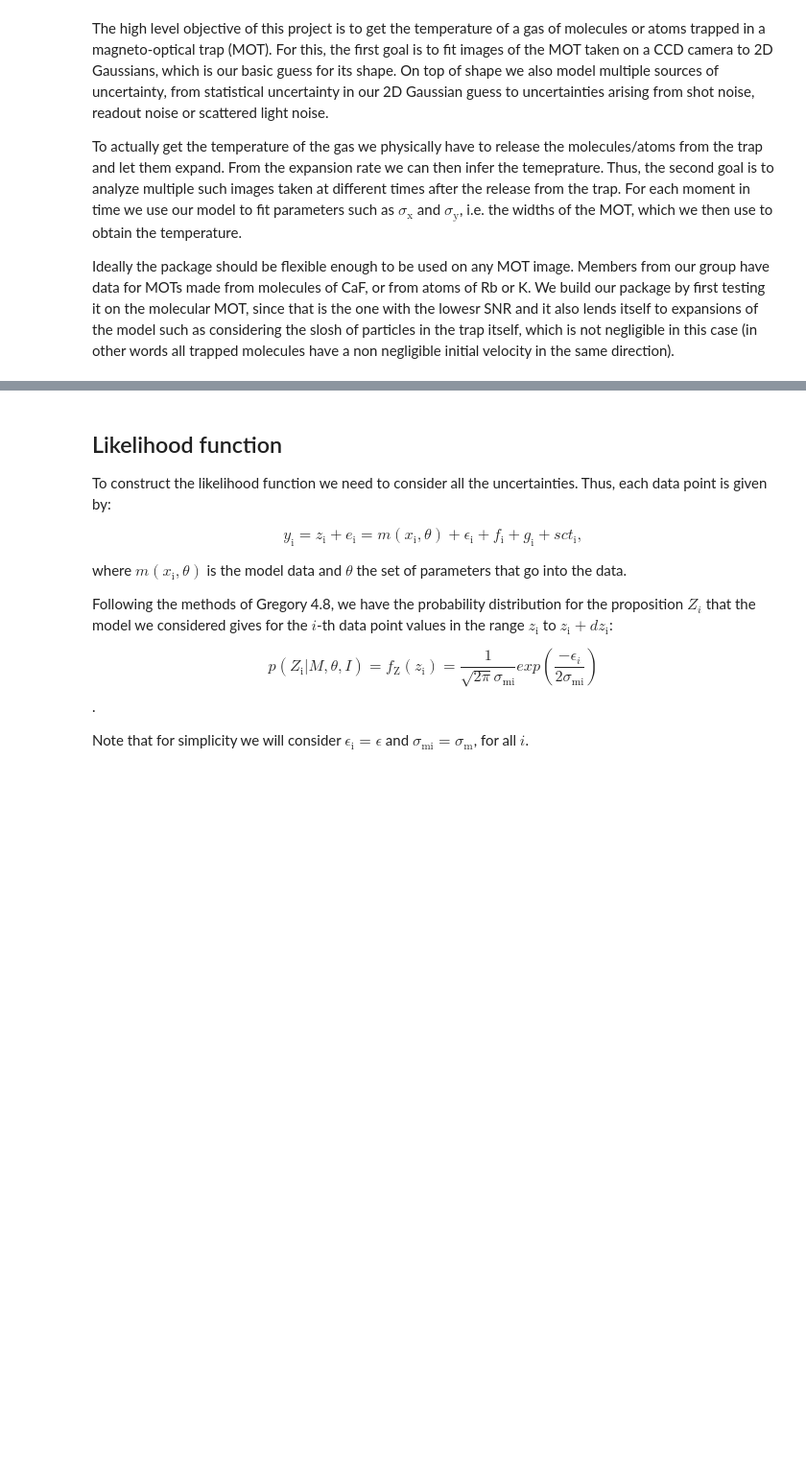
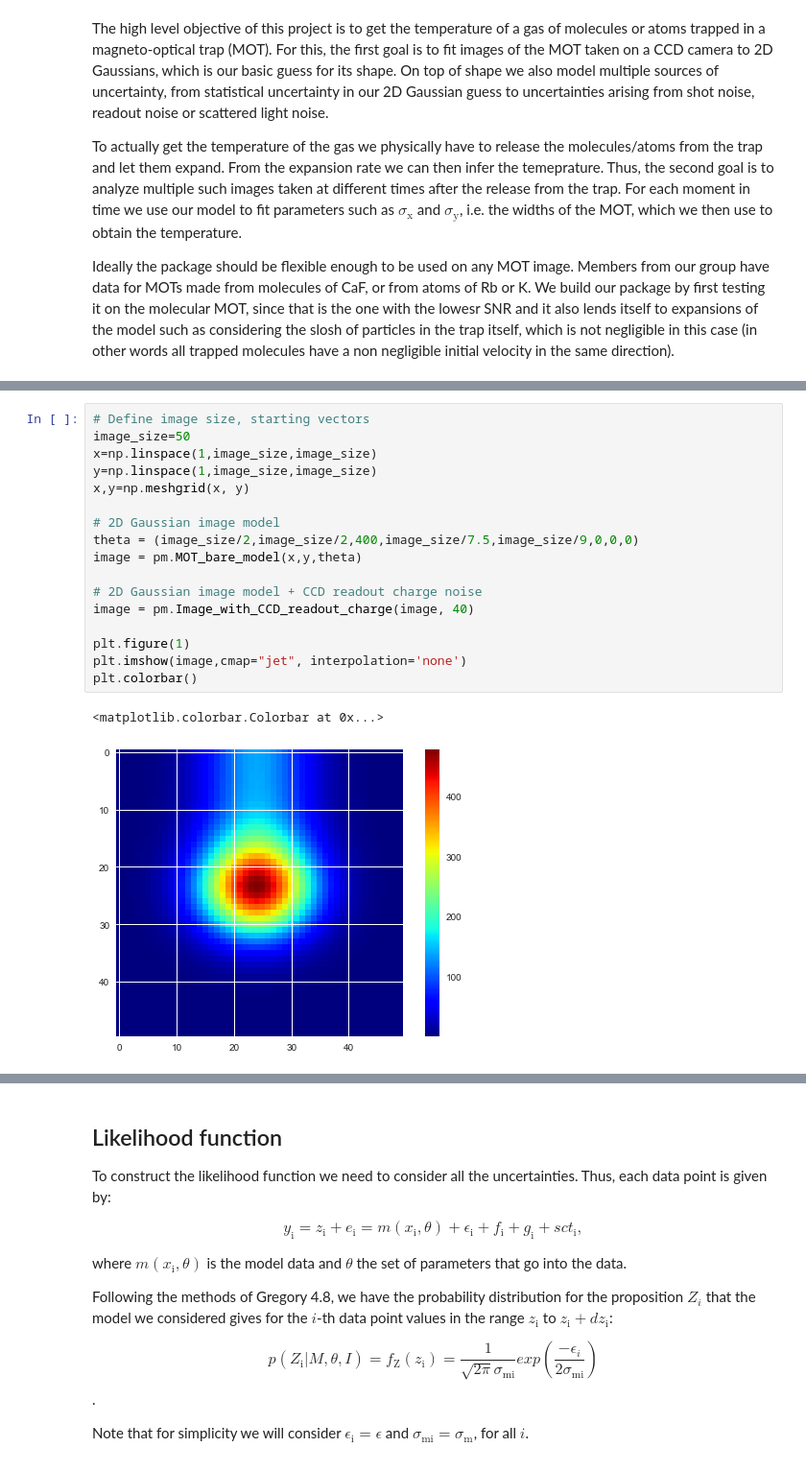
Before and after one commit to phys201/params_MOT, a Jupyter notebook: model_MOT.ipynb, the cells around one changed output, grey strips where cells are left out. Shown at 96% size. Saved outputs shown, nothing was run; the diff lists cells and outputs as text; blank space fills up the shorter version.

```diff
--- a/model_MOT.ipynb
+++ b/model_MOT.ipynb
@@ -64,0 +37,20 @@ We consider three possible uncertainty sources:
+# %%
+# Define image size, starting vectors
+image_size=50
+x=np.linspace(1,image_size,image_size)
+y=np.linspace(1,image_size,image_size)
+x,y=np.meshgrid(x, y)
+
+# 2D Gaussian image model
+theta = (image_size/2,image_size/2,400,image_size/7.5,image_size/9,0,0,0)
+image = pm.MOT_bare_model(x,y,theta)
+
+# 2D Gaussian image model + CCD readout charge noise
+image = pm.Image_with_CCD_readout_charge(image, 40)
+
+plt.figure(1)
+plt.imshow(image,cmap="jet", interpolation='none')
+plt.colorbar()
+# %% [output]
+<matplotlib.colorbar.Colorbar at 0x...>
+[figure, added]
```
Also changed, not shown: parts of 15 cells of this notebook, 3 other files.
